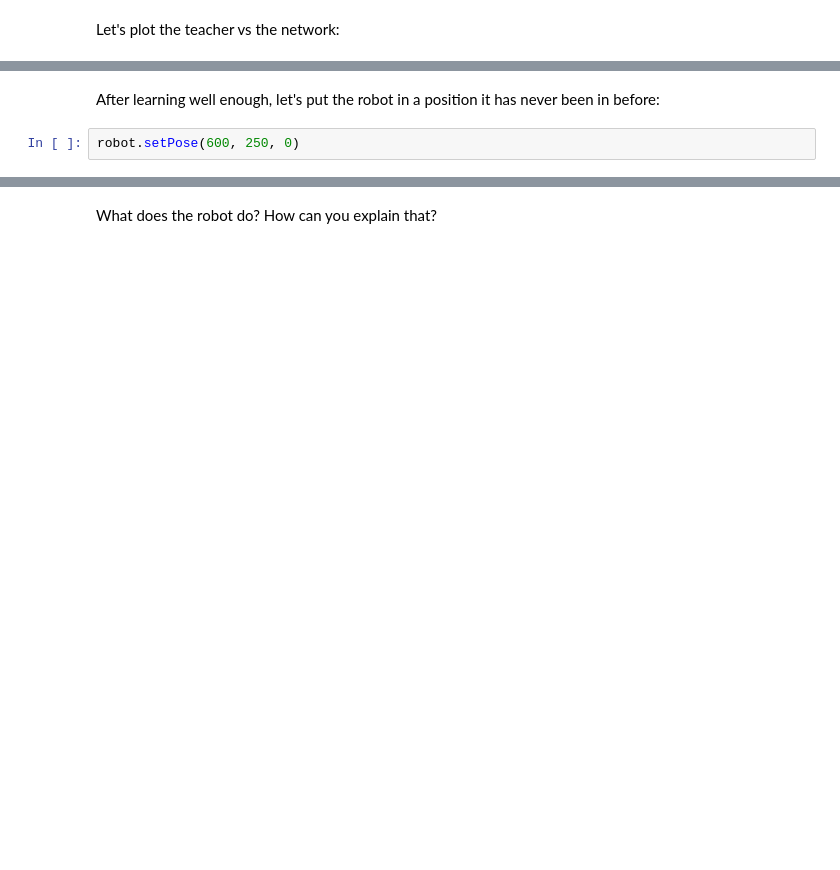
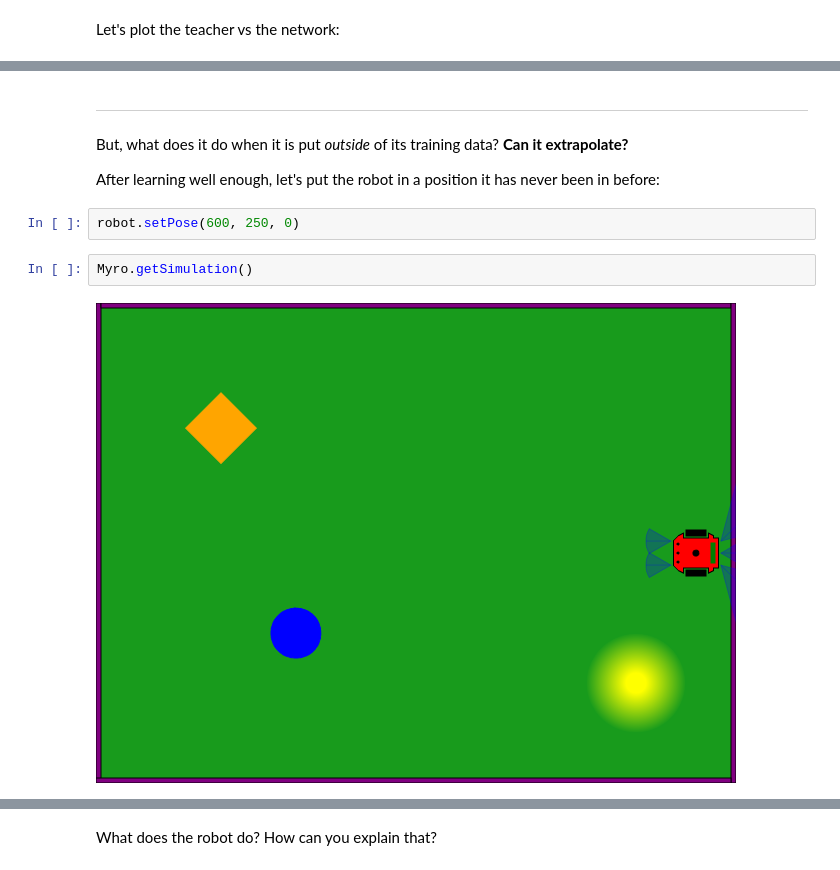
Before and after one commit to jarulsamy/calicolrc, a Jupyter notebook: notebooks/Python/Robot Learning.ipynb, the cells around one changed output, grey strips where cells are left out. Cells and saved outputs as stored; diff of their text form; blank space fills up the shorter version.

```diff
--- a/notebooks/Python/Robot Learning.ipynb
+++ b/notebooks/Python/Robot Learning.ipynb
@@ -159,4 +176,12 @@ Widgets+LineChart
 # %% [markdown]
+<hr size="5">
+
+But, what does it do when it is put *outside* of its training data? <b>Can it extrapolate?</b>
+
 After learning well enough, let's put the robot in a position it has never been in before:
 # %%
 robot.setPose(600, 250, 0)
+# %%
+Myro.getSimulation()
+# %% [output]
+[figure, added]
```
Also changed, not shown: parts of 24 cells of this notebook, 13 other files.
